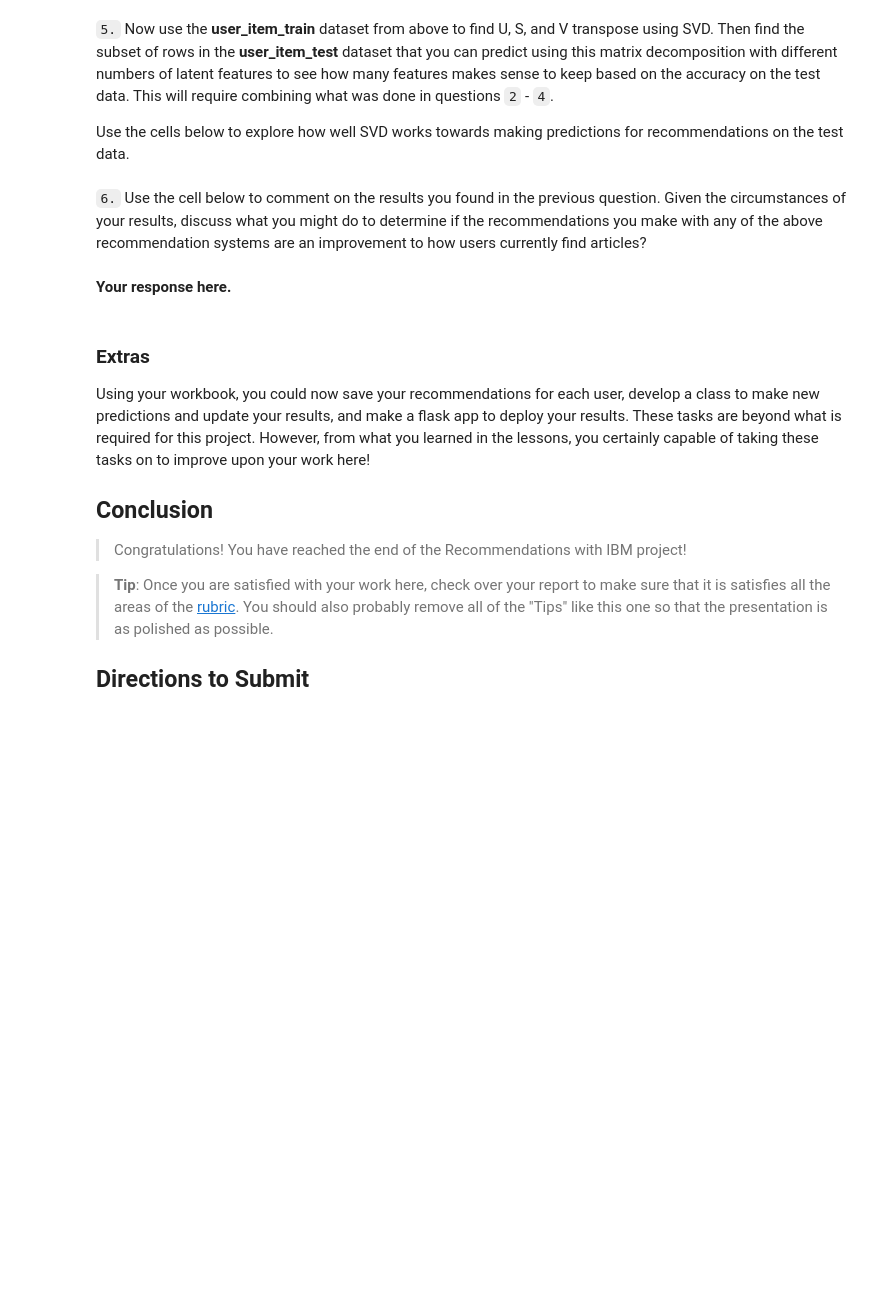
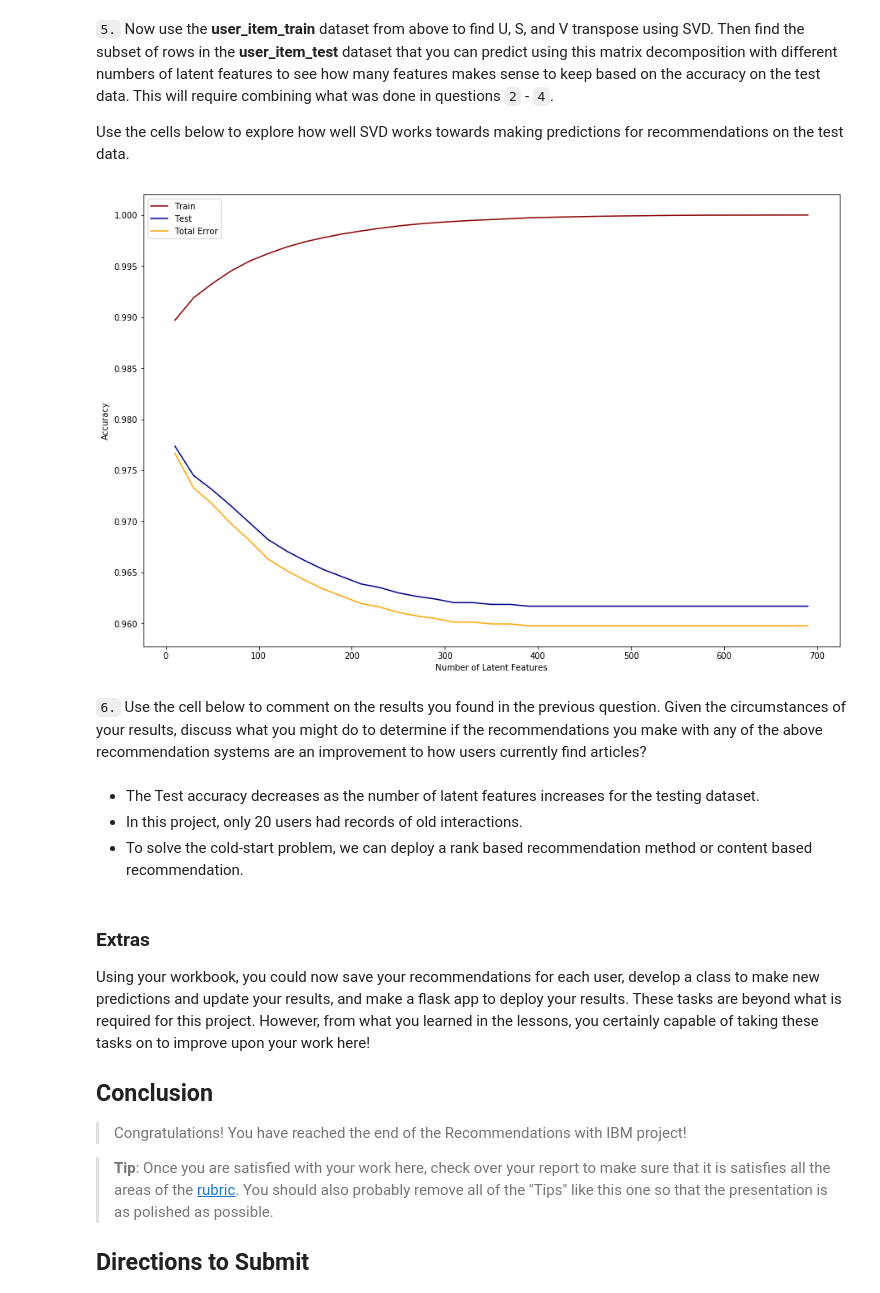
Before and after one commit to Mcamin/Recommendations-with-IBM, a Jupyter notebook: Recommendations_with_IBM.ipynb, the cells around one changed output. Drawn from its saved outputs; the diff is of its cells as text; code cells hidden in the pictures; blank space fills up the shorter version.

Commit message:
Finished the project Generated the html file

```diff
--- a/Recommendations_with_IBM.ipynb
+++ b/Recommendations_with_IBM.ipynb
@@ -785,6 +950,28 @@ def create_test_and_train_user_item(df_train, df_test):
 
     '''
     # Your code here
+    # create user item matrix for the train dataset
+    user_item_train = create_user_item_matrix(df_train)
+
+    # create the test dataset
+    user_item_test = create_user_item_matrix(df_test)
+
+    # get the ids of the train dataset and test dataset
+    train_idx = set(user_item_train.index)
+    test_idx = set(user_item_test.index)
+
+    # get shared rows
+    shared_rows = train_idx.intersection(test_idx)
+
+    # get columns in train and test datasets
+    train_arts = set(user_item_train.columns)
+    test_arts = set(user_item_test.columns)
+
+    # get shared columns
+    shared_cols = train_arts.intersection(test_arts)
+
+    # Creating new user-item matrix for tets with common values
+    user_item_test = user_item_test.ix[shared_rows, shared_cols]
 
     return user_item_train, user_item_test, test_idx, test_arts
 
@@ -811,4 +1008,4 @@ t.sol_4_test(sol_4_dict)
 Use the cells below to explore how well SVD works towards making predictions for recommendations on the test data.
 # %%
 # fit SVD on the user_item_train matrix
-u_train, s_train, vt_train = # fit svd similar to above then use the cells below
+u_train, s_train, vt_train = np.linalg.svd(user_item_train) # fit svd similar to above then use the cells below
@@ -818,7 +1074,14 @@ u_train, s_train, vt_train = # fit svd similar to above then use the cells below
+# %%
+# Call the svd algorithm
+svd_algorithm(u_train, s_train, vt_train)
+# %% [output]
+[figure, added]
 # %% [markdown]
 `6.` Use the cell below to comment on the results you found in the previous question. Given the circumstances of your results, discuss what you might do to determine if the recommendations you make with any of the above recommendation systems are an improvement to how users currently find articles?
-# %% [markdown]
-**Your response here.**
+# %% [markdown]
+* The Test accuracy decreases as the number of latent features increases for the testing dataset.
+* In this project, only 20 users had records of old interactions.
+* To solve the cold-start problem, we can deploy a rank based recommendation method or content based recommendation.
 # %% [markdown]
 <a id='conclusions'></a>
 ### Extras
```
Also changed, not shown: parts of 26 cells of this notebook, 1 other file.
